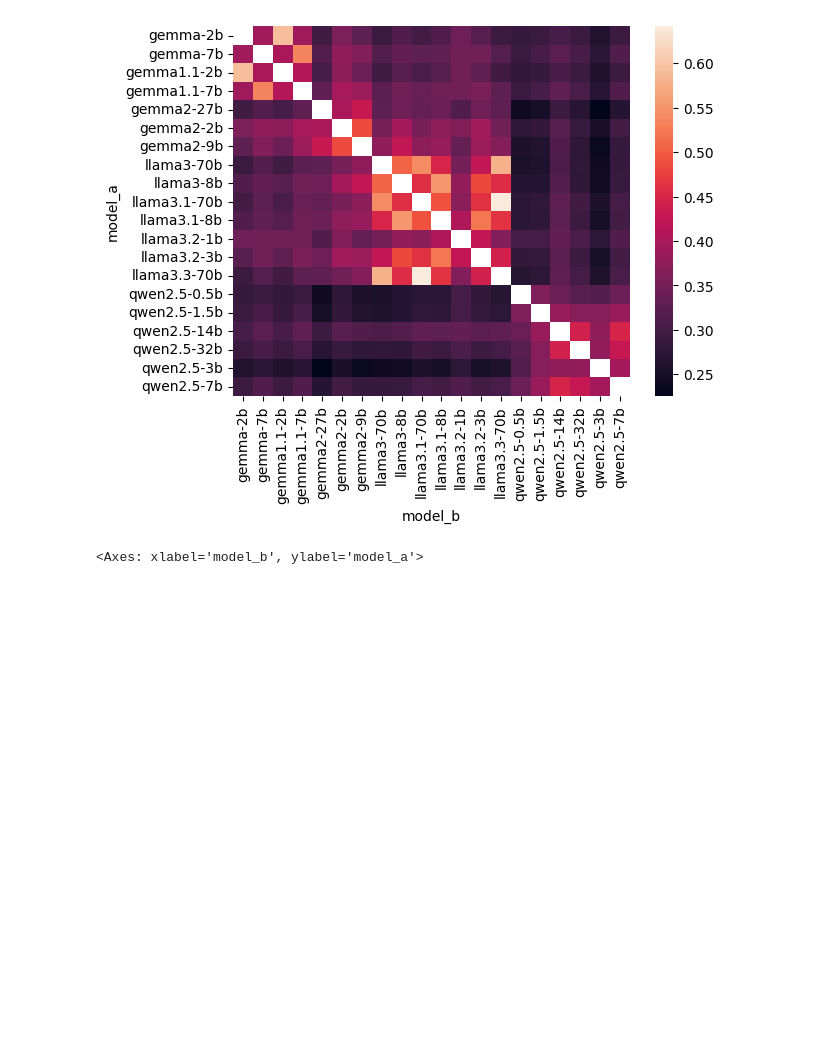
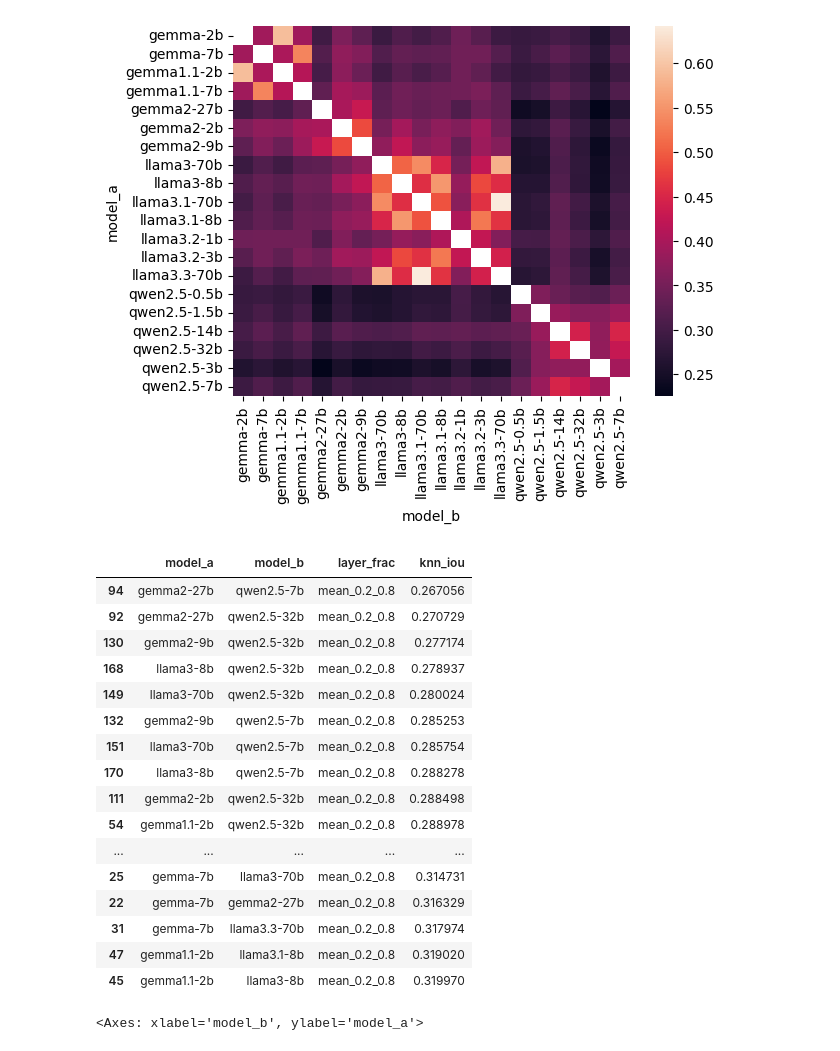
Before and after one commit to rangell/jailbreak_analysis, a Jupyter notebook: analyze_knn_graphs.ipynb, the cells around one changed output. Drawn from its saved outputs; the diff is of its cells as text; code cells hidden in the pictures; blank space fills up the shorter version.

```diff
--- a/analyze_knn_graphs.ipynb
+++ b/analyze_knn_graphs.ipynb
@@ -92,6 +112,31 @@ sns.heatmap(middle_average_large_df.pivot(index="model_a", columns="model_b", va
 # %% [output]
 <Axes: xlabel='model_b', ylabel='model_a'>
 [figure]
+# %%
+drop_list = ["qwen2.5-0.5b", "qwen2.5-1.5b", "qwen2.5-3b"]
+#drop_list = []
+
+_df = middle_average_large_df.loc[~middle_average_large_df["model_a"].isin(drop_list) & ~middle_average_large_df["model_b"].isin(drop_list)]
+
+_df[_df["model_a"] < _df["model_b"]].sort_values("knn_iou").head(50)
+# %% [output]
+|  | model_a | model_b | layer_frac | knn_iou |
+| 94 | gemma2-27b | qwen2.5-7b | mean_0.2_0.8 | 0.267056 |
+| 92 | gemma2-27b | qwen2.5-32b | mean_0.2_0.8 | 0.270729 |
+| 130 | gemma2-9b | qwen2.5-32b | mean_0.2_0.8 | 0.277174 |
+| 168 | llama3-8b | qwen2.5-32b | mean_0.2_0.8 | 0.278937 |
+| 149 | llama3-70b | qwen2.5-32b | mean_0.2_0.8 | 0.280024 |
+| 132 | gemma2-9b | qwen2.5-7b | mean_0.2_0.8 | 0.285253 |
+| 151 | llama3-70b | qwen2.5-7b | mean_0.2_0.8 | 0.285754 |
+| 170 | llama3-8b | qwen2.5-7b | mean_0.2_0.8 | 0.288278 |
+| 111 | gemma2-2b | qwen2.5-32b | mean_0.2_0.8 | 0.288498 |
+| 54 | gemma1.1-2b | qwen2.5-32b | mean_0.2_0.8 | 0.288978 |
+| ... | ... | ... | ... | ... |
+| 25 | gemma-7b | llama3-70b | mean_0.2_0.8 | 0.314731 |
+| 22 | gemma-7b | gemma2-27b | mean_0.2_0.8 | 0.316329 |
+| 31 | gemma-7b | llama3.3-70b | mean_0.2_0.8 | 0.317974 |
+| 47 | gemma1.1-2b | llama3.1-8b | mean_0.2_0.8 | 0.319020 |
+| 45 | gemma1.1-2b | llama3-8b | mean_0.2_0.8 | 0.319970 |
 # %%
 middle_average_small_df = pairwise_model_df[
     (pairwise_model_df["layer_frac"] >= 0.3) & (pairwise_model_df["layer_frac"] <= 0.7)
```
Also changed, not shown: parts of 1 cell of this notebook, 6 other files.
